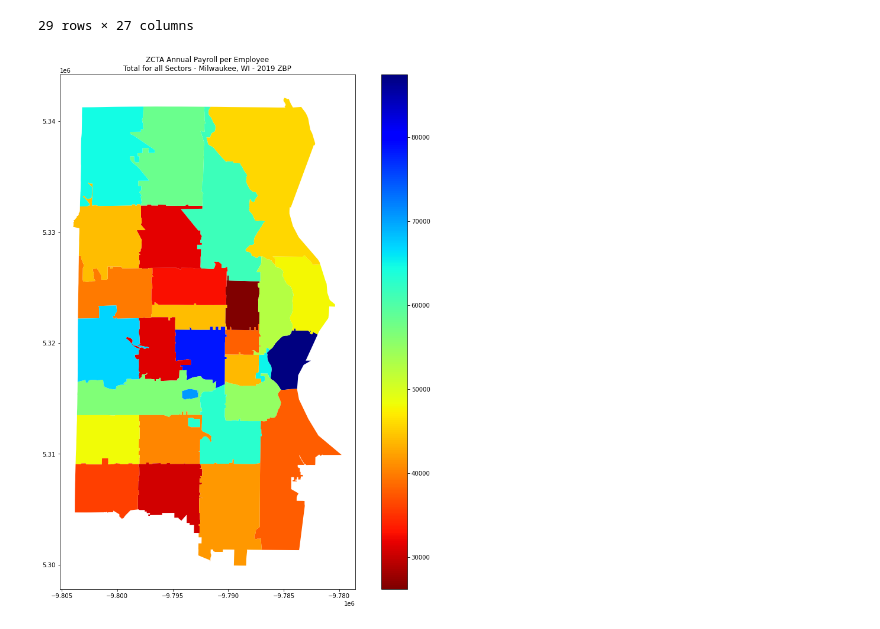
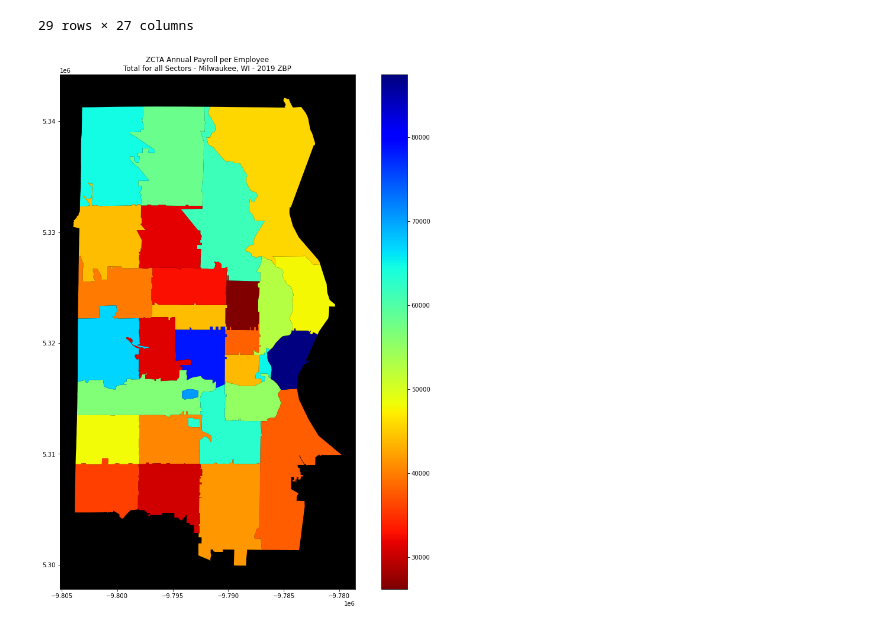
Before and after one commit to edebroux/census_api_builder, a Jupyter notebook: cenpy_practice.ipynb, the cells around one changed output. Saved outputs shown, nothing was run; the diff lists cells and outputs as text; code cells hidden in the pictures.

```diff
--- a/cenpy_practice.ipynb
+++ b/cenpy_practice.ipynb
@@ -534,11 +535,12 @@ mke_zbp_zcta_tots
 # %%
 fig, ax = plt.subplots(figsize=(16,16))
 mke_data = gpd.GeoDataFrame(mke_zbp_geo[["zcta", "NAICS2017", "EMP", "ESTAB", "PAYANN", "PAYQTR1", "geometry"]])
 mke_data["EMP"] = mke_data["EMP"].astype(np.int64); mke_data["PAYANN"] = mke_data["PAYANN"].astype(np.int64)
 mke_data["AP_PER_EMP"] = mke_data["PAYANN"] / mke_data["EMP"] * 1000.
 mke_data["AP_PER_EMP"] = mke_data["AP_PER_EMP"].round(decimals=0)
 mke_data[mke_data.NAICS2017=="00"].plot(ax=ax, legend=True, column = "AP_PER_EMP", cmap="jet_r")
 ax.set_title("ZCTA Annual Payroll per Employee\nTotal for all Sectors - Milwaukee, WI - 2019 ZBP")
+ax.set_facecolor("k")
 plt.show()
 # %% [output]
-[figure, old version]
+[figure, new version]
```
Also changed, not shown: parts of 2 cells of this notebook.
